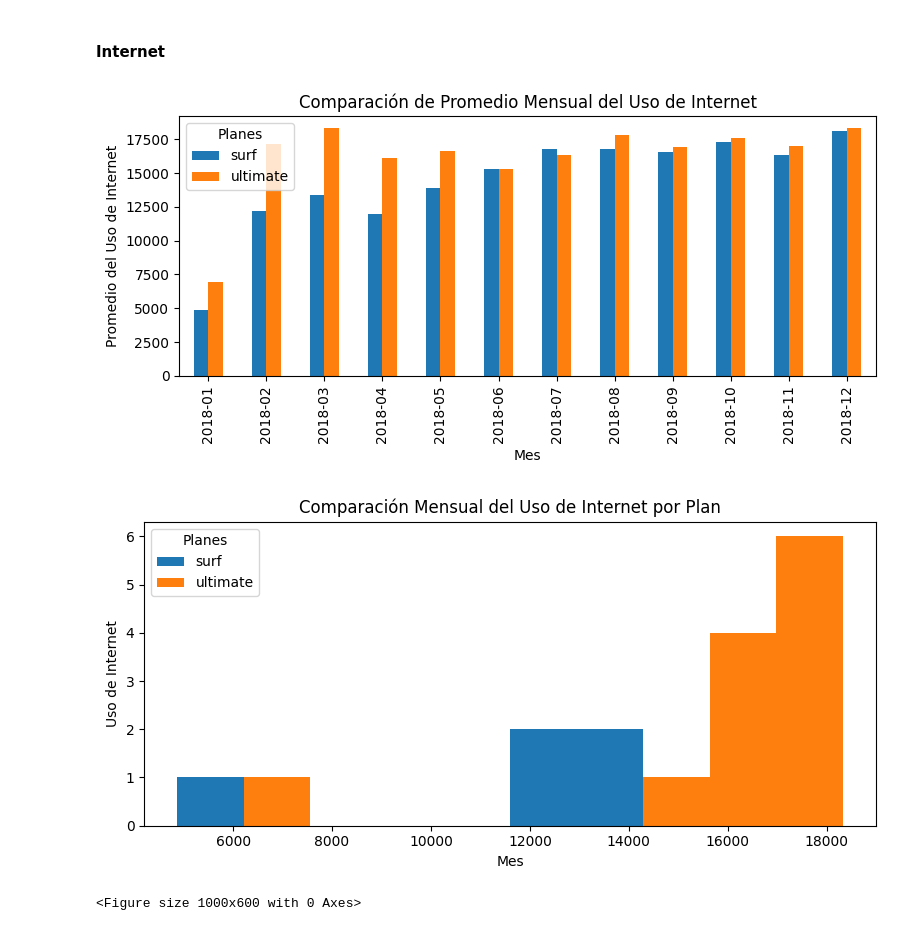
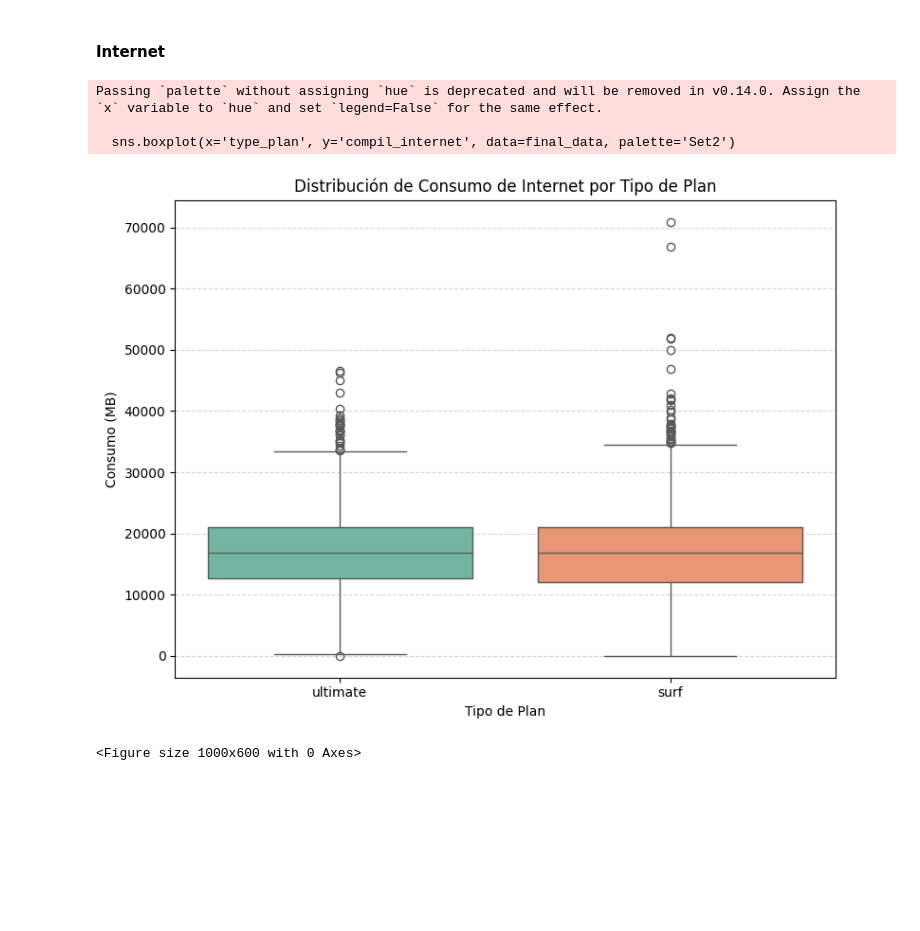
Before and after one commit to Rom5262/Llamadas, a Jupyter notebook: telefonos.ipynb, the cells around one changed output. Saved outputs shown, nothing was run; the diff lists cells and outputs as text; code cells hidden in the pictures; blank space fills up the shorter version.

```diff
--- a/telefonos.ipynb
+++ b/telefonos.ipynb
@@ -630,31 +636,19 @@ Compara la cantidad de tráfico de Internet consumido por usuarios por plan
 # %% [markdown]
 #### Internet
 # %%
-average_internet_use = final_data.groupby(['type_plan', 'month'])['compil_internet'].mean().reset_index()
-pivot_internet = average_internet_use.pivot(index='month', columns='type_plan', values='compil_internet')
-
-pivot_internet.plot(kind='bar', figsize=(8, 4))
-
-plt.title("Comparación de Promedio Mensual del Uso de Internet")
-plt.xlabel("Mes")
-plt.ylabel("Promedio del Uso de Internet")
-plt.legend(title="Planes")
+plt.figure(figsize=(8, 6))
+sns.boxplot(x='type_plan', y='compil_internet', data=final_data, palette='Set2')
+plt.title('Distribución de Consumo de Internet por Tipo de Plan')
+plt.xlabel('Tipo de Plan')
+plt.ylabel('Consumo (MB)')
+plt.grid(axis='y', linestyle='--', alpha=0.5)
 plt.tight_layout()
 plt.show()
 # %% [output]
+Passing `palette` without assigning `hue` is deprecated and will be removed in v0.14.0. Assign the `x` variable to `hue` and set `legend=False` for the same effect.
+
+  sns.boxplot(x='type_plan', y='compil_internet', data=final_data, palette='Set2')
-[figure, old version]
+[figure, new version]
-# %%
-monthly_internet_traffic = final_data.groupby(['type_plan', 'month'])['compil_internet'].mean().reset_index()
-pivot_minutes = monthly_internet_traffic.pivot(index='month', columns='type_plan', values='compil_internet')
-pivot_minutes.plot(kind='hist', figsize=(8, 4))
-plt.title("Comparación Mensual del Uso de Internet por Plan")
-plt.xlabel("Mes")
-plt.ylabel("Uso de Internet")
-plt.legend(title="Planes")
-plt.tight_layout()
-plt.show()
-# %% [output]
-[figure, removed]
 # %%
 plt.figure(figsize=(10, 6))
 final_data.boxplot(column='total_minutes', by='type_plan', grid=False, patch_artist=True)
```
Also changed, not shown: parts of 4 cells of this notebook, 1 other file.
